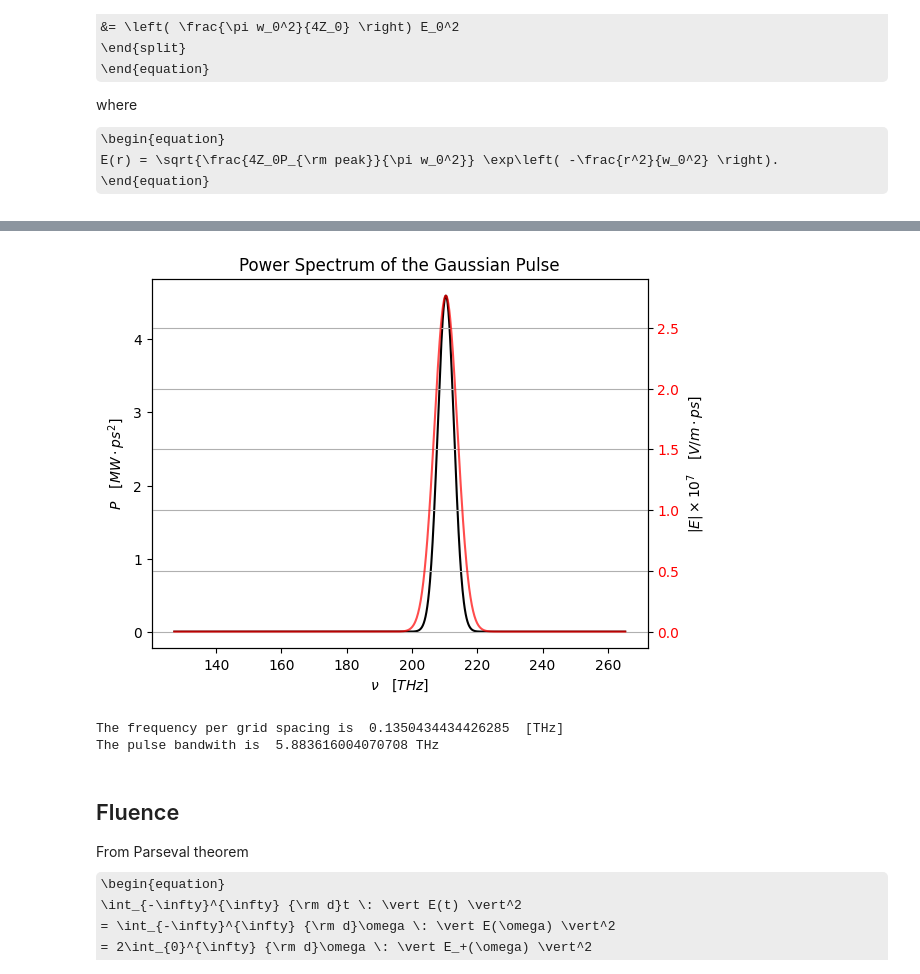
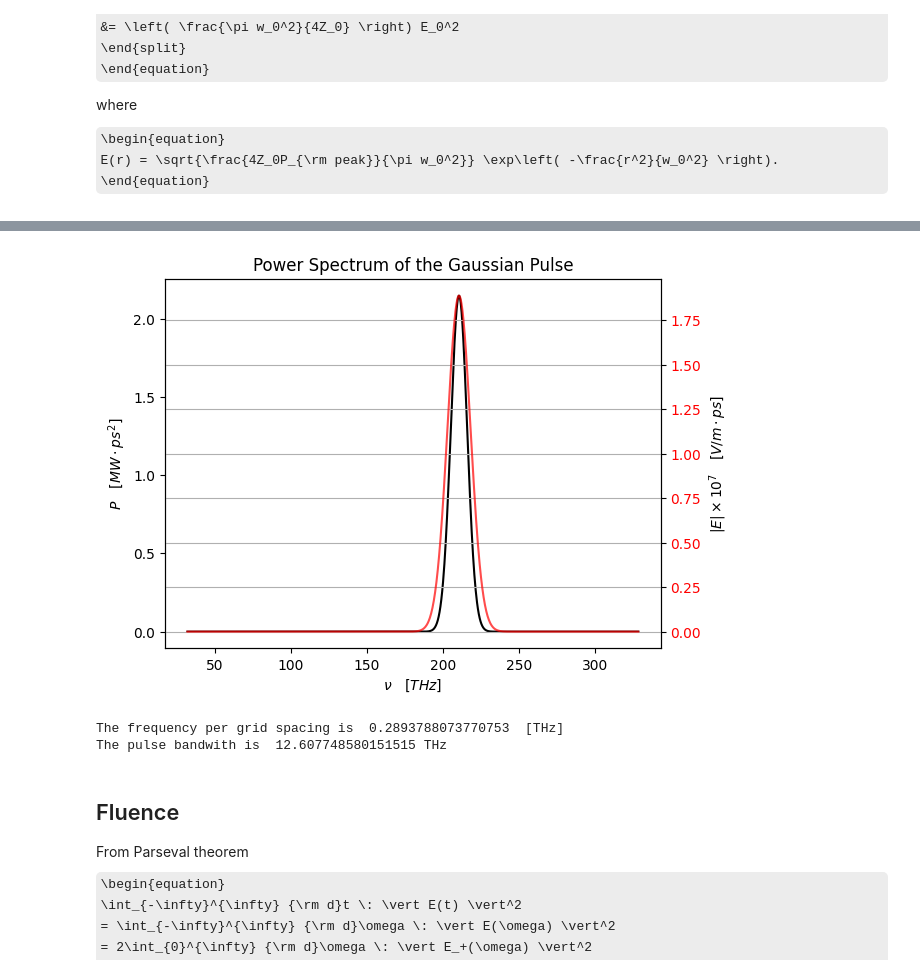
Before and after one commit to p-engel/nonlinear_optics, a Jupyter notebook: optical_rectification/analysis.ipynb, the cells around one changed output, grey strips where cells are left out. Saved outputs shown, nothing was run; the diff lists cells and outputs as text; code cells hidden in the pictures; some formulas as TeX source.

```diff
--- a/optical_rectification/analysis.ipynb
+++ b/optical_rectification/analysis.ipynb
@@ -85,8 +85,9 @@ fig, (ax, ax1) = plt.subplots(1, 2, figsize=(14, 5))
 
 # initialize Gaussian
 f0 = c_thz / 1425e-9  # [THz]
-t_fwhm = 75e-3 # 75e-15 * 1e12  # [ps]
-g = definitions.Gaussian(f0=f0, t_fwhm=t_fwhm)
+t_fwhm = 35e-3 # [ps]
+b0 = 2 / ( np.sqrt(2*np.log(2)) ) * 1e-3
+g = definitions.Gaussian(freq=f0, duration=t_fwhm, waist=b0, Nr=40)
 
 # domain
 r = np.linspace(-4e-3, 4e-3, 300)
@@ -206,38 +207,38 @@ These results yield the well known time-bandwidth product of a Fourier transform
 # %%
 # Visualize Power spectrum
 
-fig, ax2 = plt.subplots(figsize=(6.4, 4.8))
+fig2, ax2 = plt.subplots(figsize=(6.4, 4.8))
 
-E_w = g.field_w(0, 0)
+E_w = g.field_w(0)
 P_spec = ( np.pi * g.waist0**2 / 2 ) * np.abs(E_w)**2 / (2*Z0)
 
 nu = g.w/(2*np.pi)
-ax2.plot(nu, P_spec*1e-6, 'k')
+ax2.plot(nu, P_spec[0, :]*1e-6, 'k')
 ax2.set_title("Power Spectrum of the Gaussian Pulse")
 ax2.set_xlabel(r"$\nu \quad [THz]$")
 ax2.set_ylabel(r"$P \quad [MW \cdot ps^2]$")
 ax2.tick_params(axis='y', labelcolor='k')
 ax3 = ax2.twinx()
-ax3.plot(nu, abs(E_w)*1e-7, 'r', alpha=0.7)
+ax3.plot(nu, abs(E_w[0, :])*1e-7, 'r', alpha=0.7)
 ax3.set_ylabel(r"$|E| \times 10^{7} \quad [V/m\cdot ps]$")
 ax3.tick_params(axis='y',labelcolor='r')
 plt.grid(True)
 plt.show()
 
 dw = abs(g.w[1] - g.w[0])                     # freq per grid spacing
 w_fwhm = (
     g.delta *
     np.sqrt(2*np.log(2)) / (2 * np.pi)
 )
 print(
     "The frequency per grid spacing is ",
     dw/(2*np.pi), " [THz]"
 )
 print("The pulse bandwith is ", w_fwhm, "THz")
 # %% [output]
-[figure, old version]
+[figure, new version]
-The frequency per grid spacing is  0.1350434434426285  [THz]
-The pulse bandwith is  5.883616004070708 THz
+The frequency per grid spacing is  0.2893788073770753  [THz]
+The pulse bandwith is  12.607748580151515 THz
 # %% [markdown]
 ## Fluence
 From Parseval theorem
```
Also changed, not shown: parts of 6 cells of this notebook, 1 other file.
